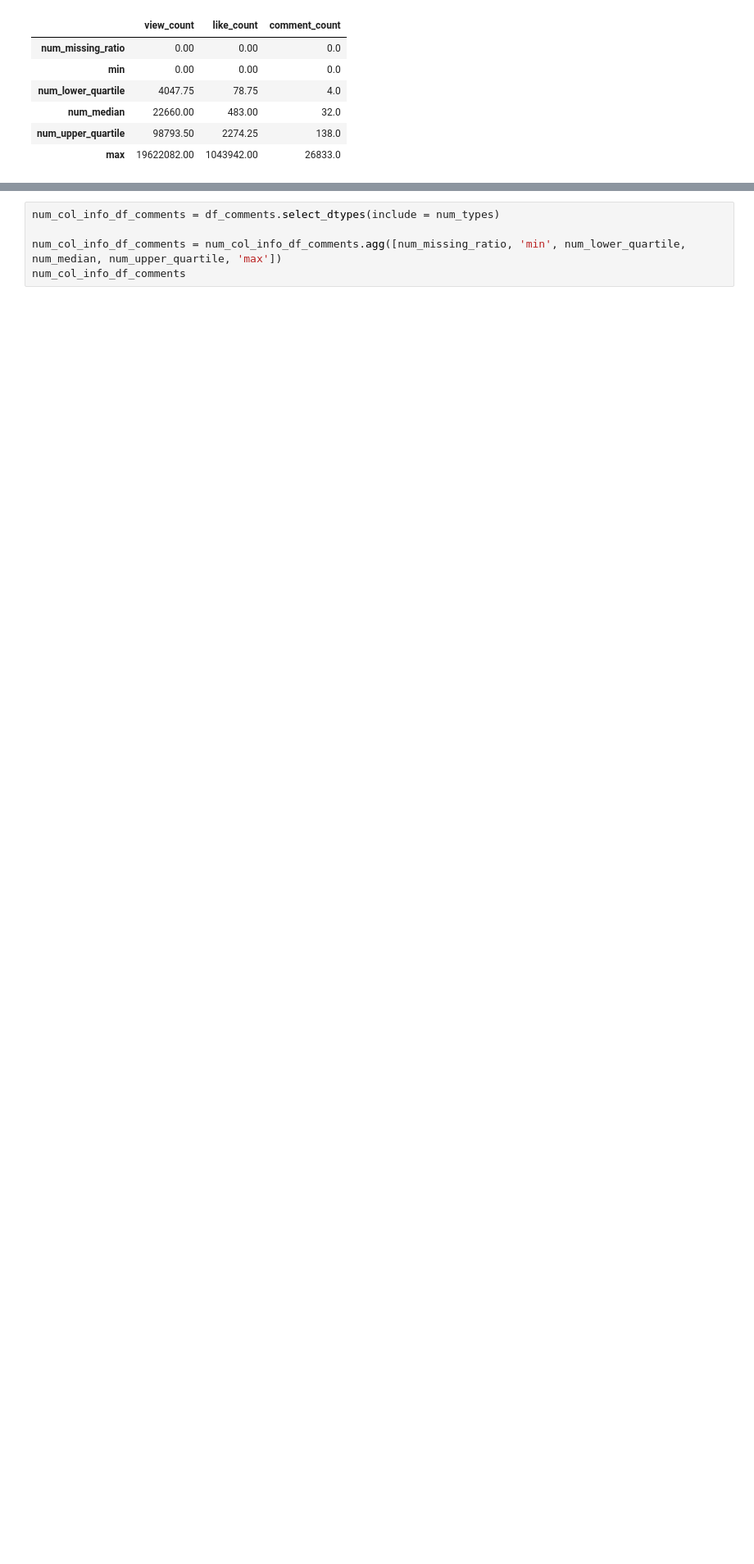
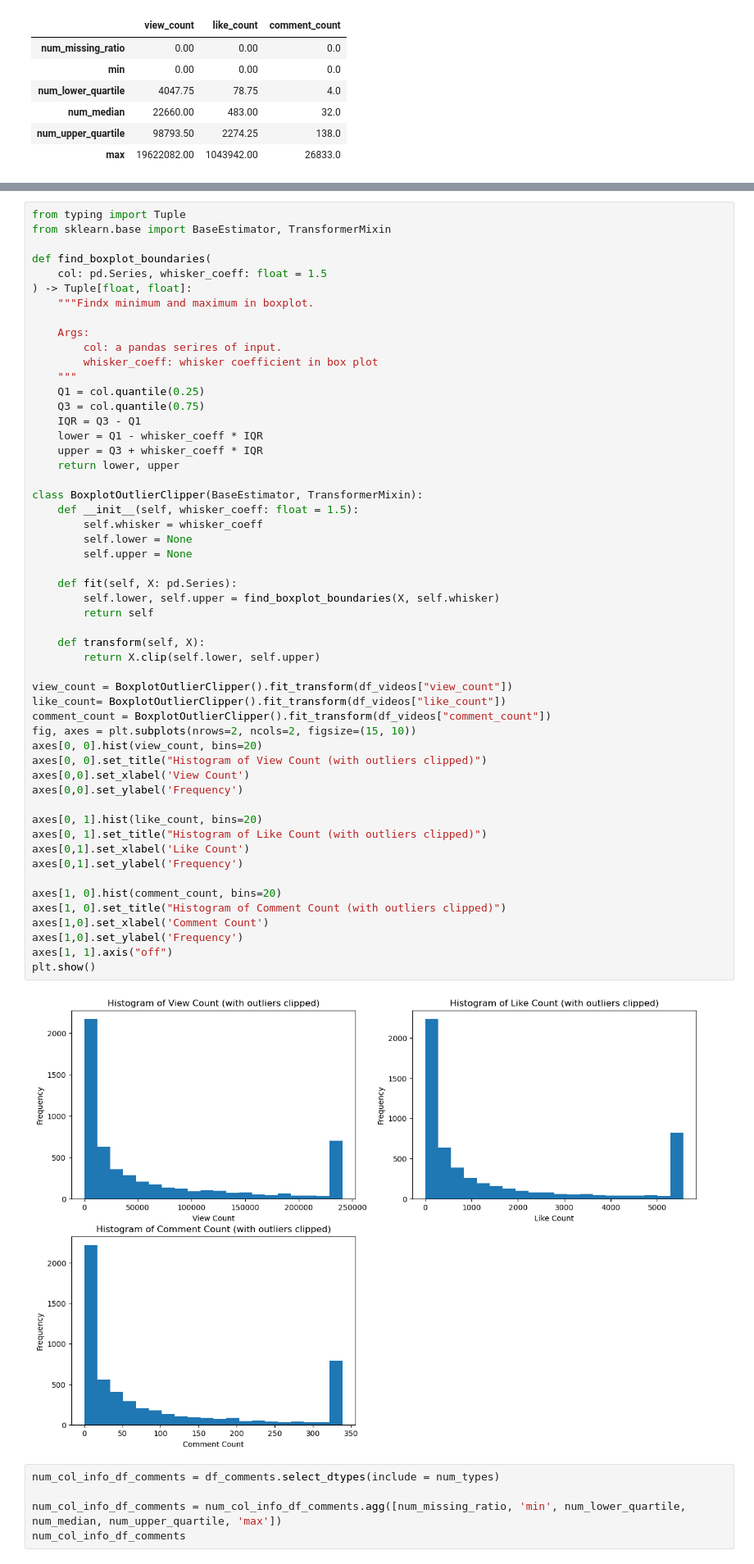
Before and after one commit to Mr-Phuong-Nam/Analyzing-about-top-tech-channels-on-Youtube, a Jupyter notebook: notebooks/2.0-preprocessing.ipynb, the cells around one changed output, grey strips where cells are left out. Shown: that part at 82% size. Drawn from its saved outputs; the diff is of its cells as text; blank space fills up the shorter version.

```diff
--- a/notebooks/2.0-preprocessing.ipynb
+++ b/notebooks/2.0-preprocessing.ipynb
@@ -385,3 +401,58 @@ for i, col in enumerate(num_col_info_df_videos.columns):
+# %%
+from typing import Tuple
+from sklearn.base import BaseEstimator, TransformerMixin
+
+def find_boxplot_boundaries(
+    col: pd.Series, whisker_coeff: float = 1.5
+) -> Tuple[float, float]:
+    """Findx minimum and maximum in boxplot.
+
+    Args:
+        col: a pandas serires of input.
+        whisker_coeff: whisker coefficient in box plot
+    """
+    Q1 = col.quantile(0.25)
+    Q3 = col.quantile(0.75)
+    IQR = Q3 - Q1
+    lower = Q1 - whisker_coeff * IQR
+    upper = Q3 + whisker_coeff * IQR
+    return lower, upper
+
+class BoxplotOutlierClipper(BaseEstimator, TransformerMixin):
+    def __init__(self, whisker_coeff: float = 1.5):
+        self.whisker = whisker_coeff
+        self.lower = None
+        self.upper = None
+
+    def fit(self, X: pd.Series):
+        self.lower, self.upper = find_boxplot_boundaries(X, self.whisker)
+        return self
+
+    def transform(self, X):
+        return X.clip(self.lower, self.upper)
+
+view_count = BoxplotOutlierClipper().fit_transform(df_videos["view_count"])
+like_count= BoxplotOutlierClipper().fit_transform(df_videos["like_count"])
+comment_count = BoxplotOutlierClipper().fit_transform(df_videos["comment_count"])
+fig, axes = plt.subplots(nrows=2, ncols=2, figsize=(15, 10))
+axes[0, 0].hist(view_count, bins=20)
+axes[0, 0].set_title("Histogram of View Count (with outliers clipped)")
+axes[0,0].set_xlabel('View Count')
+axes[0,0].set_ylabel('Frequency')
+
+axes[0, 1].hist(like_count, bins=20)
+axes[0, 1].set_title("Histogram of Like Count (with outliers clipped)")
+axes[0,1].set_xlabel('Like Count')
+axes[0,1].set_ylabel('Frequency')
+
+axes[1, 0].hist(comment_count, bins=20)
+axes[1, 0].set_title("Histogram of Comment Count (with outliers clipped)")
+axes[1,0].set_xlabel('Comment Count')
+axes[1,0].set_ylabel('Frequency')
+axes[1, 1].axis("off")
+plt.show()
+# %% [output]
+[figure, added]
 # %%
 num_col_info_df_comments = df_comments.select_dtypes(include = num_types)
 
```
Also changed, not shown: parts of 18 cells of this notebook, 16 other files.
